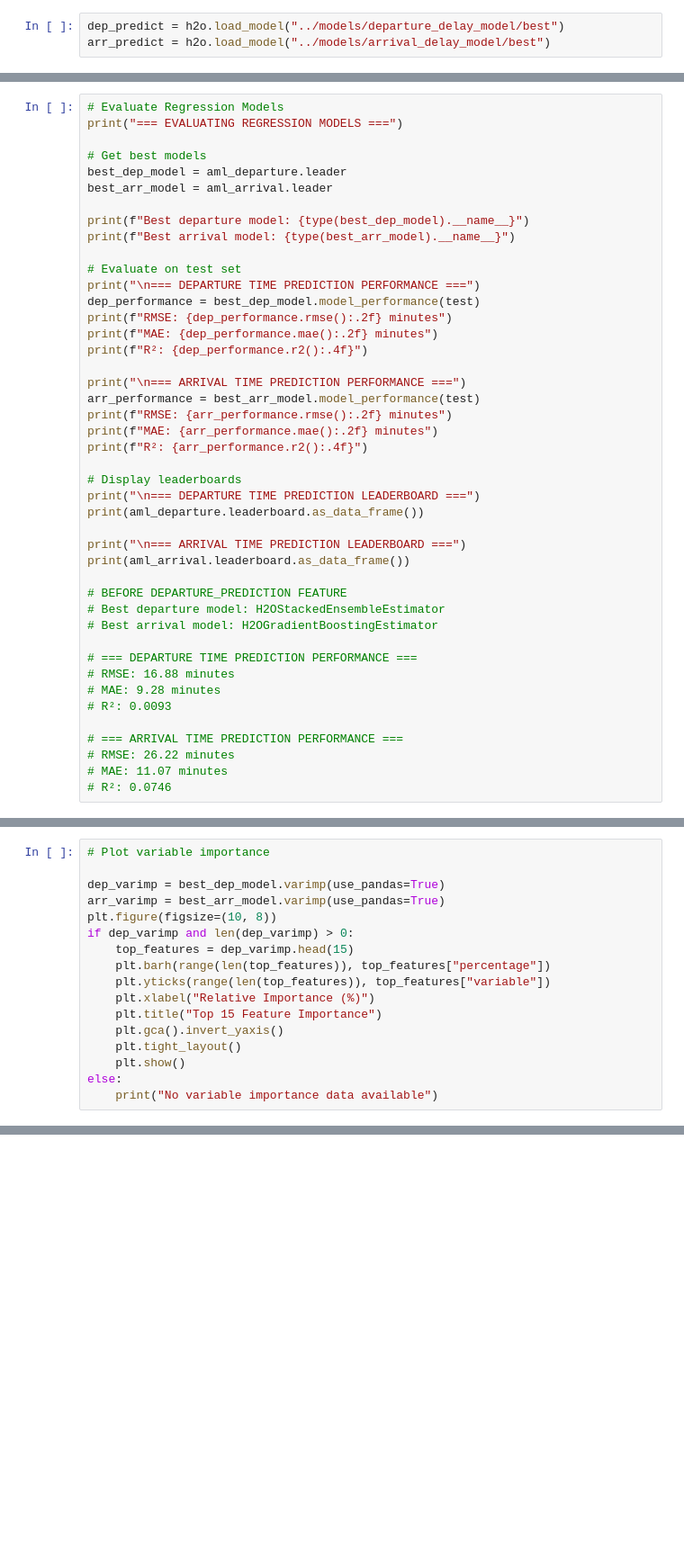
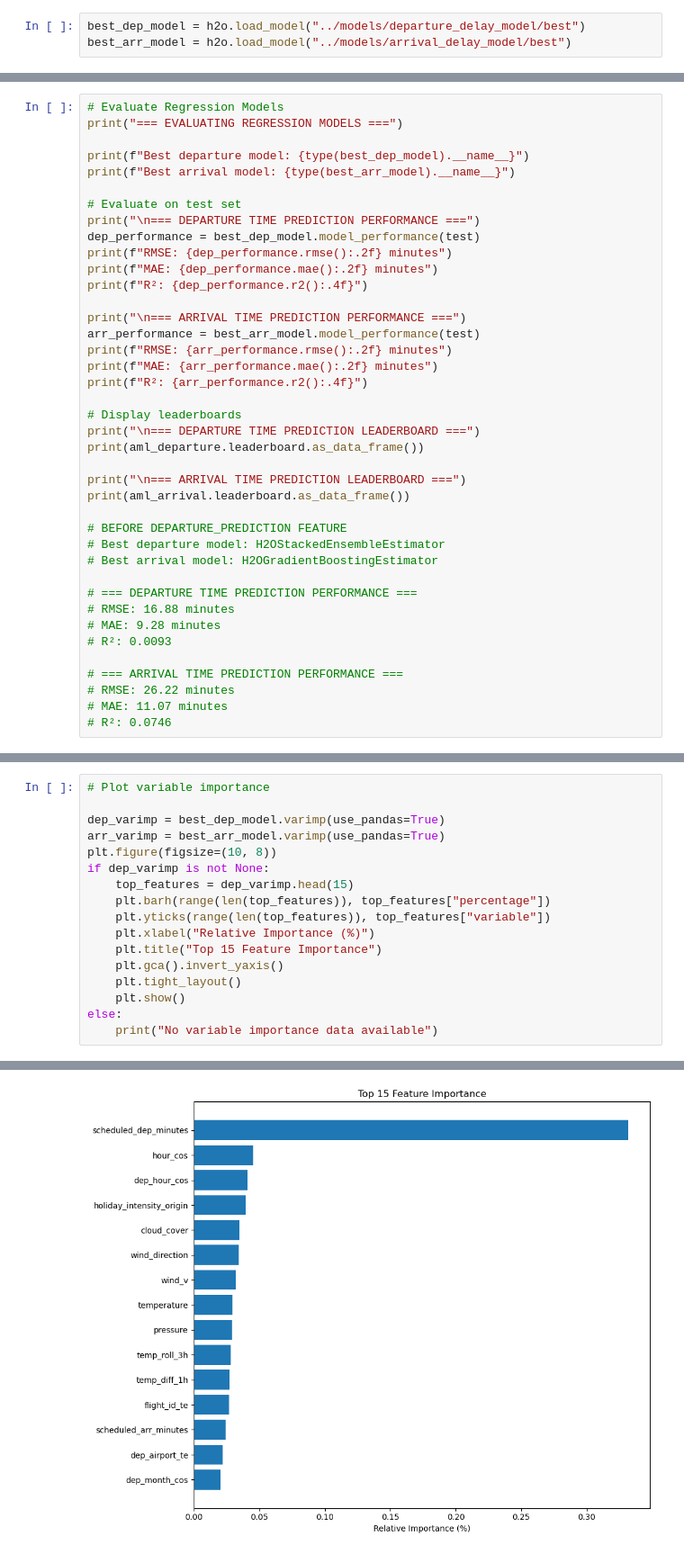
Before and after one commit to tobiasfremming/AvinorHackathon, a Jupyter notebook: prediction/h2o_regression_pipeline.ipynb, the cells around one changed output, grey strips where cells are left out. Shown at 90% size. Cells and saved outputs as stored; diff of their text form; blank space fills up the shorter version.

```diff
--- a/prediction/h2o_regression_pipeline.ipynb
+++ b/prediction/h2o_regression_pipeline.ipynb
@@ -465,4 +970,4 @@ h2o.save_model(
 # %%
-dep_predict = h2o.load_model("../models/departure_delay_model/best")
-arr_predict = h2o.load_model("../models/arrival_delay_model/best")
+best_dep_model = h2o.load_model("../models/departure_delay_model/best")
+best_arr_model = h2o.load_model("../models/arrival_delay_model/best")
 # %%
@@ -494,10 +1032,6 @@ gbm prediction progress: |██████████████████
 # %%
 # Evaluate Regression Models
 print("=== EVALUATING REGRESSION MODELS ===")
-
-# Get best models
-best_dep_model = aml_departure.leader
-best_arr_model = aml_arrival.leader
 
 print(f"Best departure model: {type(best_dep_model).__name__}")
 print(f"Best arrival model: {type(best_arr_model).__name__}")
@@ -559,7 +1093,7 @@ MAE: 11.96 minutes
 dep_varimp = best_dep_model.varimp(use_pandas=True)
 arr_varimp = best_arr_model.varimp(use_pandas=True)
 plt.figure(figsize=(10, 8))
-if dep_varimp and len(dep_varimp) > 0:
+if dep_varimp is not None:
     top_features = dep_varimp.head(15)
     plt.barh(range(len(top_features)), top_features["percentage"])
     plt.yticks(range(len(top_features)), top_features["variable"])
@@ -578,3 +1108,4 @@ No variable importance data available
+[figure, added]
 # %%
 # Plot variable importance
 plt.figure(figsize=(10, 8))
```
Also changed, not shown: parts of 21 cells of this notebook, 18 other files.
